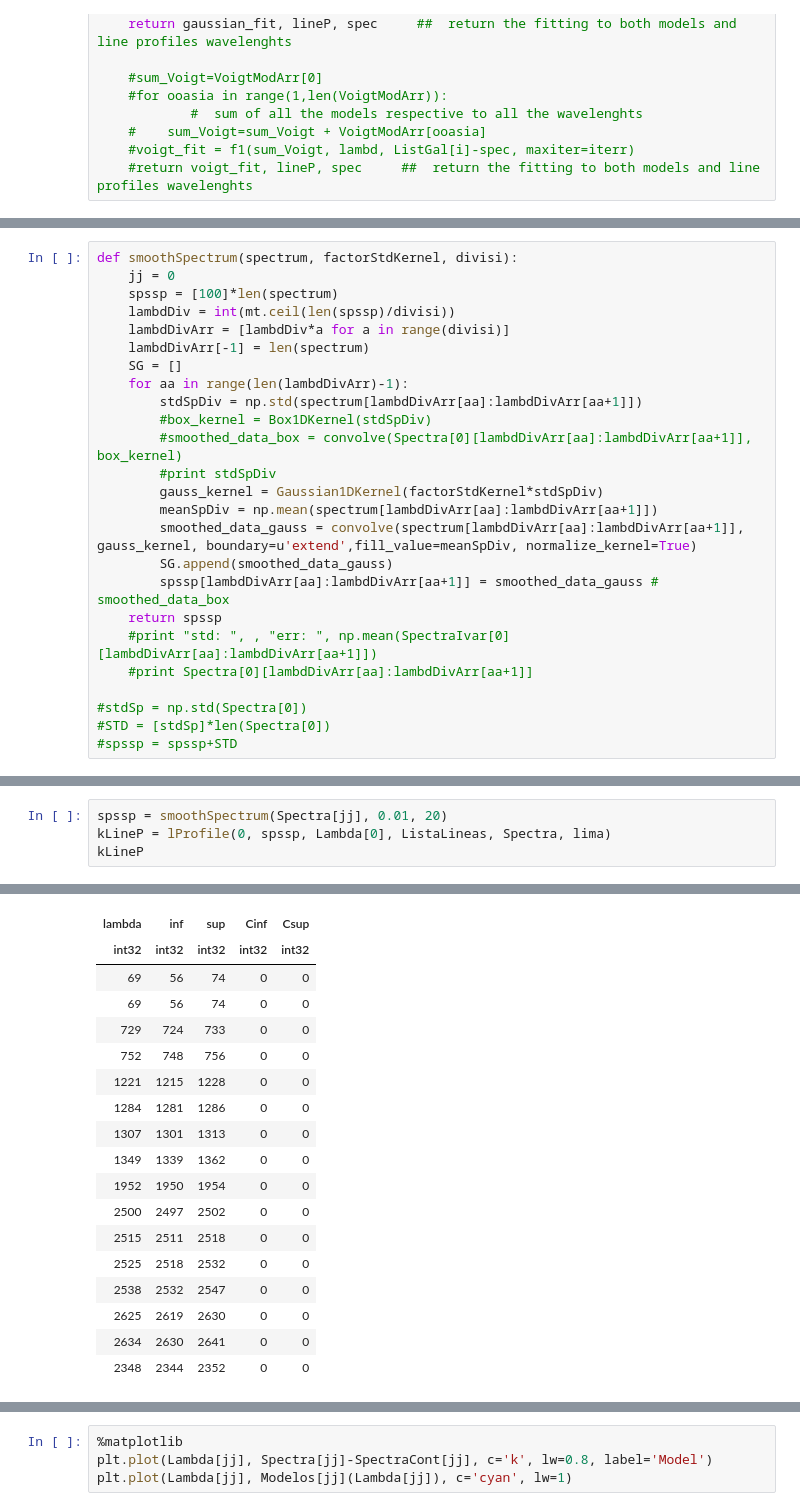
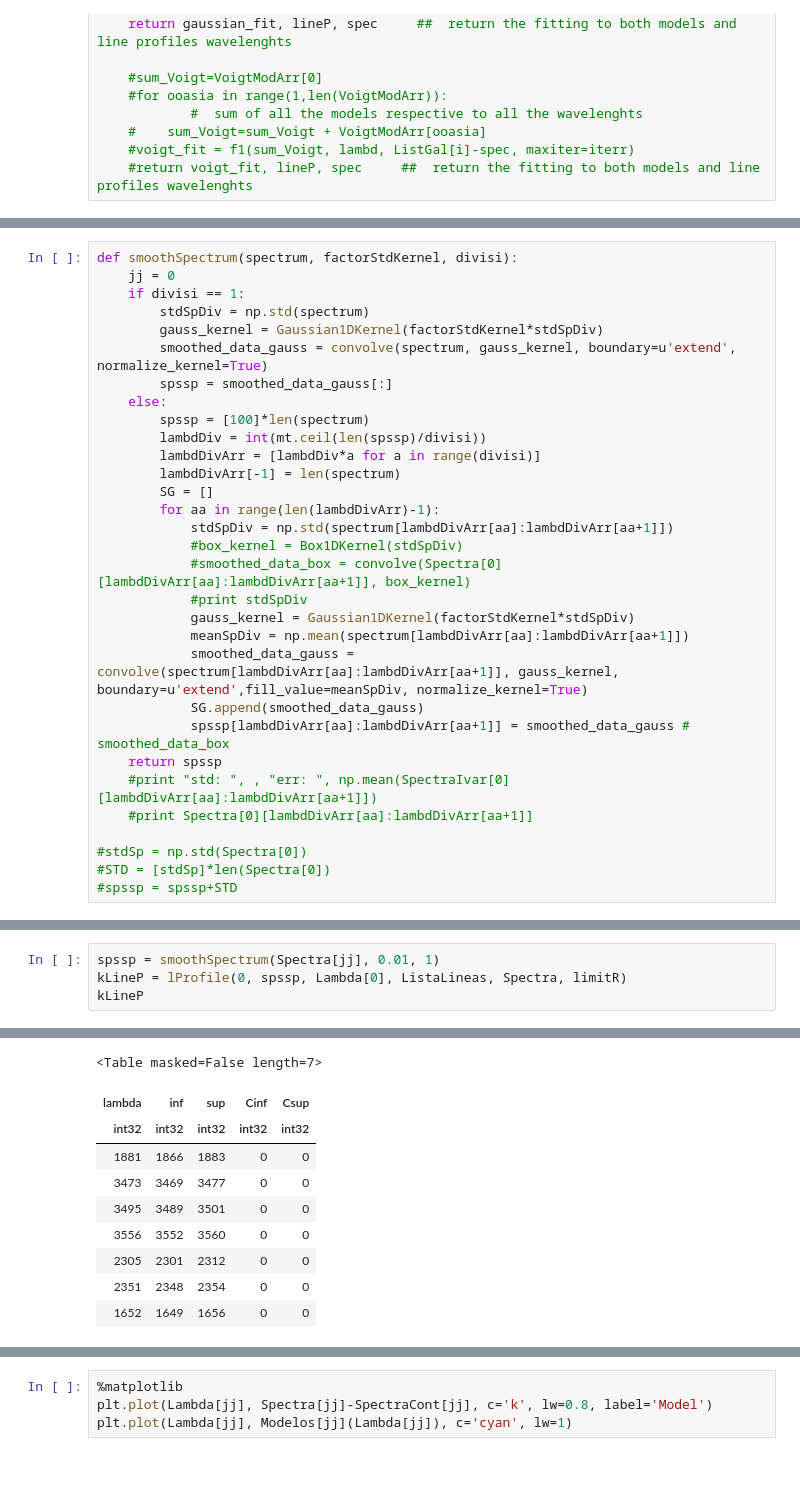
Before and after one commit to aframosp/SpecData, a Jupyter notebook: SpecDataTest.ipynb, the cells around one changed output, grey strips where cells are left out. Drawn from its saved outputs; the diff is of its cells as text; blank space fills up the shorter version.

```diff
--- a/SpecDataTest.ipynb
+++ b/SpecDataTest.ipynb
@@ -87,21 +87,27 @@ lima = Lambda[jj][1]-Lambda[jj][0]
 # %%
 def smoothSpectrum(spectrum, factorStdKernel, divisi):
     jj = 0
-    spssp = [100]*len(spectrum)
-    lambdDiv = int(mt.ceil(len(spssp)/divisi))
-    lambdDivArr = [lambdDiv*a for a in range(divisi)]
-    lambdDivArr[-1] = len(spectrum)
-    SG = []
-    for aa in range(len(lambdDivArr)-1):
-        stdSpDiv = np.std(spectrum[lambdDivArr[aa]:lambdDivArr[aa+1]])
-        #box_kernel = Box1DKernel(stdSpDiv)
-        #smoothed_data_box = convolve(Spectra[0][lambdDivArr[aa]:lambdDivArr[aa+1]], box_kernel)
-        #print stdSpDiv
+    if divisi == 1:
+        stdSpDiv = np.std(spectrum)
         gauss_kernel = Gaussian1DKernel(factorStdKernel*stdSpDiv)
-        meanSpDiv = np.mean(spectrum[lambdDivArr[aa]:lambdDivArr[aa+1]])
-        smoothed_data_gauss = convolve(spectrum[lambdDivArr[aa]:lambdDivArr[aa+1]], gauss_kernel, boundary=u'extend',fill_value=meanSpDiv, normalize_kernel=True)
-        SG.append(smoothed_data_gauss)
-        spssp[lambdDivArr[aa]:lambdDivArr[aa+1]] = smoothed_data_gauss # smoothed_data_box
+        smoothed_data_gauss = convolve(spectrum, gauss_kernel, boundary=u'extend', normalize_kernel=True)
+        spssp = smoothed_data_gauss[:]
+    else:
+        spssp = [100]*len(spectrum)
+        lambdDiv = int(mt.ceil(len(spssp)/divisi))
+        lambdDivArr = [lambdDiv*a for a in range(divisi)]
+        lambdDivArr[-1] = len(spectrum)
+        SG = []
+        for aa in range(len(lambdDivArr)-1):
+            stdSpDiv = np.std(spectrum[lambdDivArr[aa]:lambdDivArr[aa+1]])
+            #box_kernel = Box1DKernel(stdSpDiv)
+            #smoothed_data_box = convolve(Spectra[0][lambdDivArr[aa]:lambdDivArr[aa+1]], box_kernel)
+            #print stdSpDiv
+            gauss_kernel = Gaussian1DKernel(factorStdKernel*stdSpDiv)
+            meanSpDiv = np.mean(spectrum[lambdDivArr[aa]:lambdDivArr[aa+1]])
+            smoothed_data_gauss = convolve(spectrum[lambdDivArr[aa]:lambdDivArr[aa+1]], gauss_kernel, boundary=u'extend',fill_value=meanSpDiv, normalize_kernel=True)
+            SG.append(smoothed_data_gauss)
+            spssp[lambdDivArr[aa]:lambdDivArr[aa+1]] = smoothed_data_gauss # smoothed_data_box
     return spssp
     #print "std: ", , "err: ", np.mean(SpectraIvar[0][lambdDivArr[aa]:lambdDivArr[aa+1]])
     #print Spectra[0][lambdDivArr[aa]:lambdDivArr[aa+1]]
@@ -192,7 +239,7 @@ def lProfile(i,spec, lambd,ListLines,ListGal, limResoluc):
         linePr.add_row((minIndex, line_min, line_max, 0,0))
     return linePr
 # %%
-spssp = smoothSpectrum(Spectra[jj], 0.01, 20)
-kLineP = lProfile(0, spssp, Lambda[0], ListaLineas, Spectra, lima)
+spssp = smoothSpectrum(Spectra[jj], 0.01, 1)
+kLineP = lProfile(0, spssp, Lambda[0], ListaLineas, Spectra, limitR)
 kLineP
 # %% [output]
@@ -200,21 +263,13 @@ kLineP
+<Table masked=False length=7>
 | lambda | inf | sup | Cinf | Csup |
 | int32 | int32 | int32 | int32 | int32 |
-| 69 | 56 | 74 | 0 | 0 |
-| 69 | 56 | 74 | 0 | 0 |
-| 729 | 724 | 733 | 0 | 0 |
-| 752 | 748 | 756 | 0 | 0 |
-| 1221 | 1215 | 1228 | 0 | 0 |
-| 1284 | 1281 | 1286 | 0 | 0 |
-| 1307 | 1301 | 1313 | 0 | 0 |
-| 1349 | 1339 | 1362 | 0 | 0 |
-| 1952 | 1950 | 1954 | 0 | 0 |
-| 2500 | 2497 | 2502 | 0 | 0 |
-| 2515 | 2511 | 2518 | 0 | 0 |
-| 2525 | 2518 | 2532 | 0 | 0 |
-| 2538 | 2532 | 2547 | 0 | 0 |
-| 2625 | 2619 | 2630 | 0 | 0 |
-| 2634 | 2630 | 2641 | 0 | 0 |
-| 2348 | 2344 | 2352 | 0 | 0 |
+| 1881 | 1866 | 1883 | 0 | 0 |
+| 3473 | 3469 | 3477 | 0 | 0 |
+| 3495 | 3489 | 3501 | 0 | 0 |
+| 3556 | 3552 | 3560 | 0 | 0 |
+| 2305 | 2301 | 2312 | 0 | 0 |
+| 2351 | 2348 | 2354 | 0 | 0 |
+| 1652 | 1649 | 1656 | 0 | 0 |
 # %%
 #  Nuevo  encuentra el continuo a partir del error en cada medida
 
```
Also changed, not shown: parts of 6 cells of this notebook, 1 other file.
